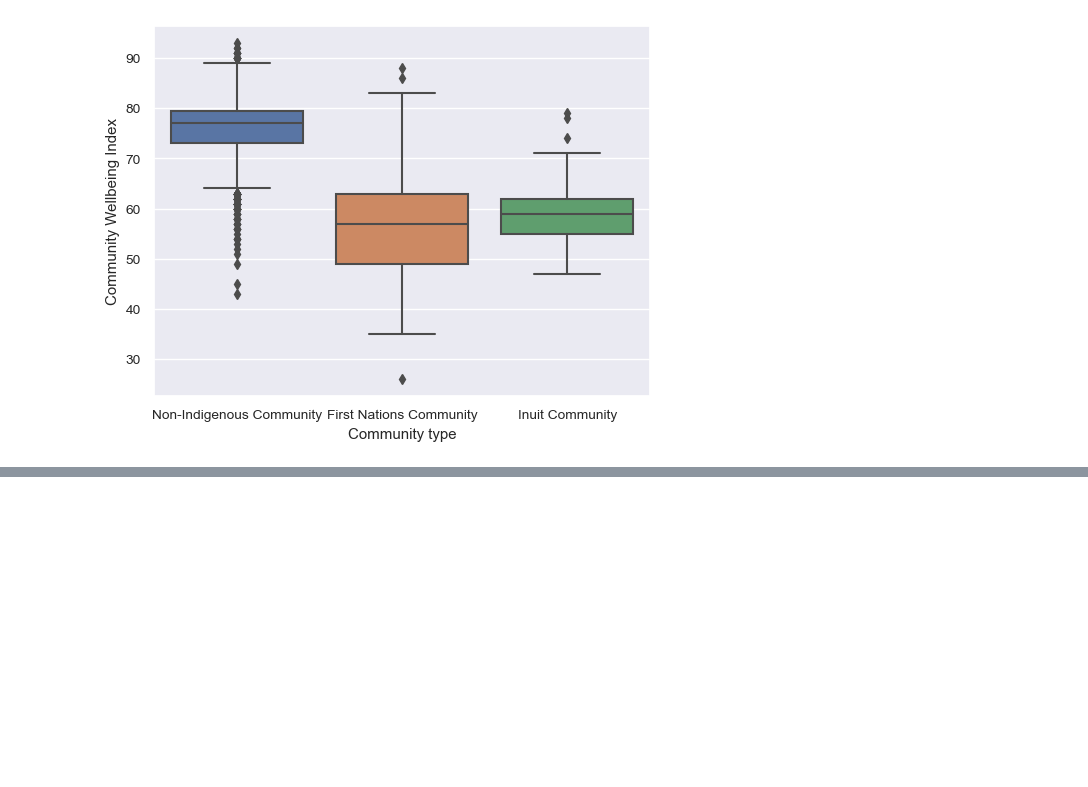
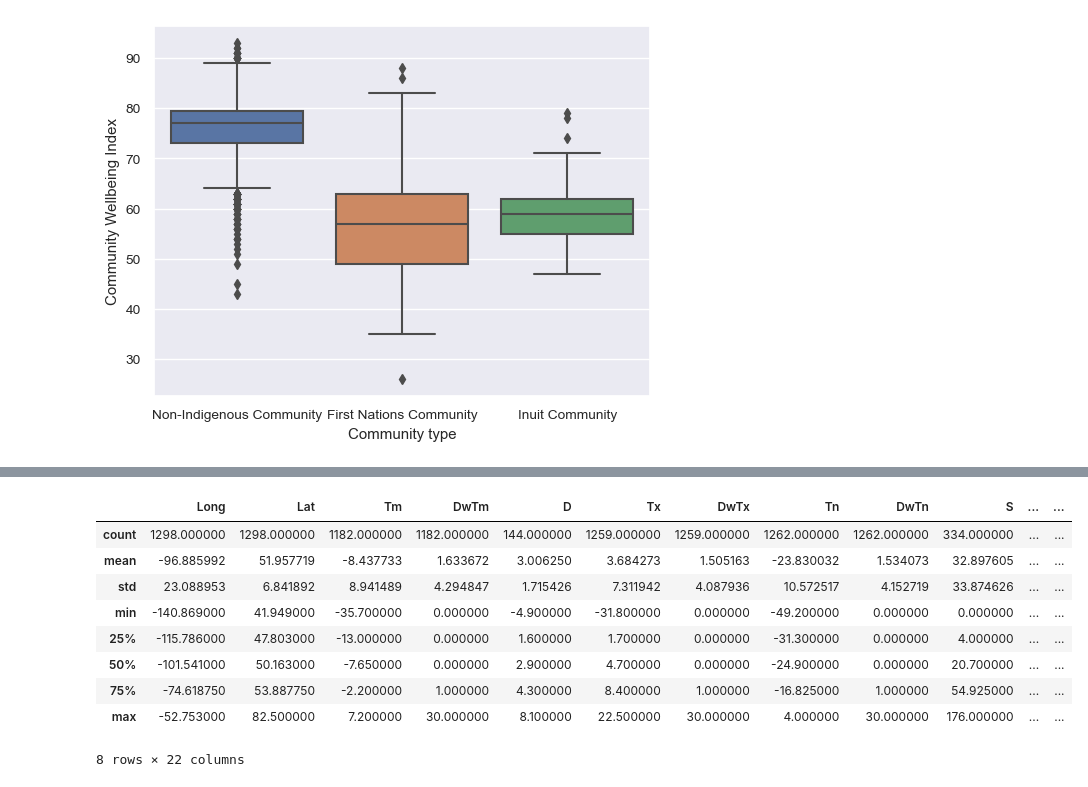
Before and after one commit to ubco-W2022T2-data301/project-group33, a Jupyter notebook: analysis/analysis1.ipynb, the cells around one changed output, grey strips where cells are left out. Saved outputs shown, nothing was run; the diff lists cells and outputs as text; code cells hidden in the pictures; blank space fills up the shorter version.

```diff
--- a/analysis/analysis1.ipynb
+++ b/analysis/analysis1.ipynb
@@ -50,3 +80,16 @@ climate2023
+# %%
+climate2023.describe()
+# %% [output]
+|  | Long | Lat | Tm | DwTm | D | Tx | DwTx | Tn | DwTn | S | ... | ... |
+| count | 1298.000000 | 1298.000000 | 1182.000000 | 1182.000000 | 144.000000 | 1259.000000 | 1259.000000 | 1262.000000 | 1262.000000 | 334.000000 | ... | ... |
+| mean | -96.885992 | 51.957719 | -8.437733 | 1.633672 | 3.006250 | 3.684273 | 1.505163 | -23.830032 | 1.534073 | 32.897605 | ... | ... |
+| std | 23.088953 | 6.841892 | 8.941489 | 4.294847 | 1.715426 | 7.311942 | 4.087936 | 10.572517 | 4.152719 | 33.874626 | ... | ... |
+| min | -140.869000 | 41.949000 | -35.700000 | 0.000000 | -4.900000 | -31.800000 | 0.000000 | -49.200000 | 0.000000 | 0.000000 | ... | ... |
+| 25% | -115.786000 | 47.803000 | -13.000000 | 0.000000 | 1.600000 | 1.700000 | 0.000000 | -31.300000 | 0.000000 | 4.000000 | ... | ... |
+| 50% | -101.541000 | 50.163000 | -7.650000 | 0.000000 | 2.900000 | 4.700000 | 0.000000 | -24.900000 | 0.000000 | 20.700000 | ... | ... |
+| 75% | -74.618750 | 53.887750 | -2.200000 | 1.000000 | 4.300000 | 8.400000 | 1.000000 | -16.825000 | 1.000000 | 54.925000 | ... | ... |
+| max | -52.753000 | 82.500000 | 7.200000 | 30.000000 | 8.100000 | 22.500000 | 30.000000 | 4.000000 | 30.000000 | 176.000000 | ... | ... |
+8 rows × 22 columns
 # %%
 climate2023= climate2023[climate2023["Prov_or_Ter"].str.contains("BC")]
 climate2022= climate2022[climate2022["Prov_or_Ter"].str.contains("BC")]
```
Also changed, not shown: parts of 12 cells of this notebook.
